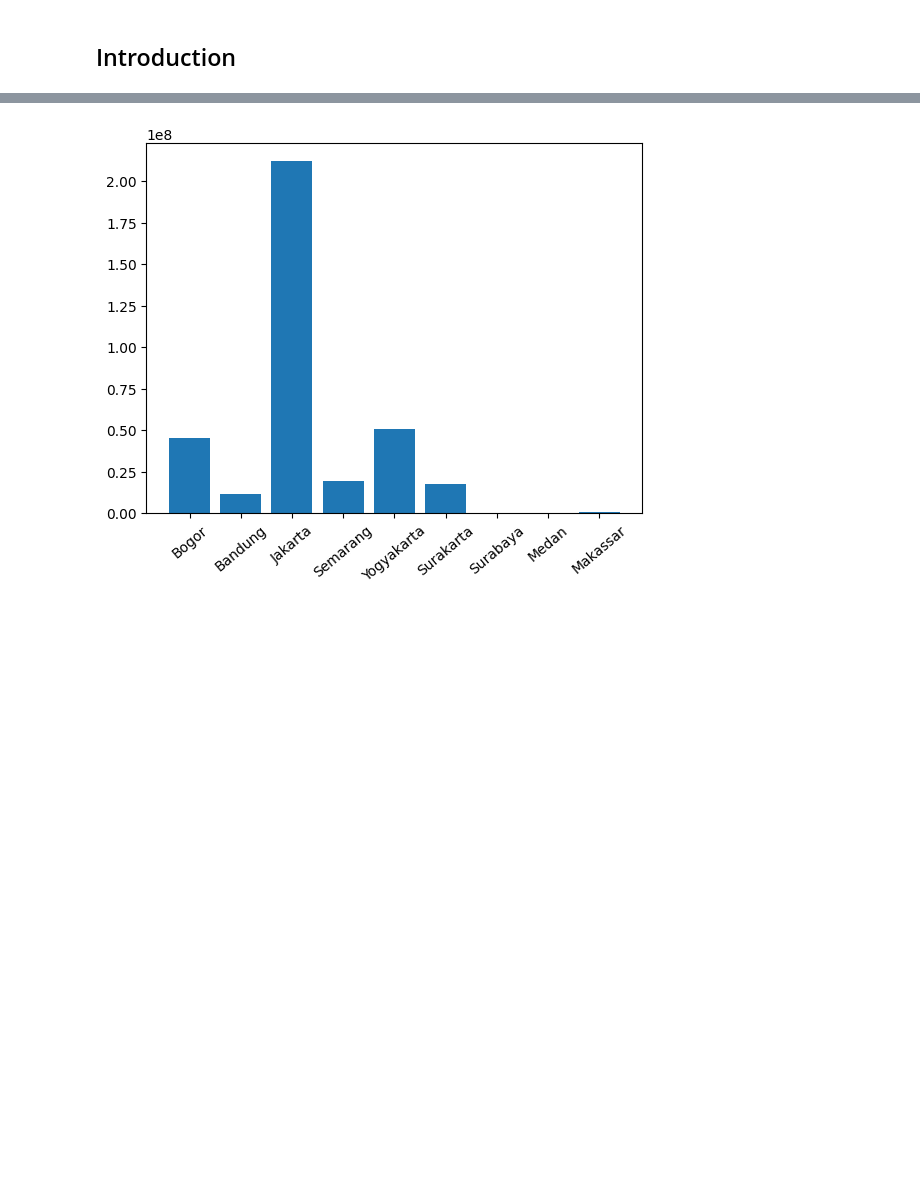
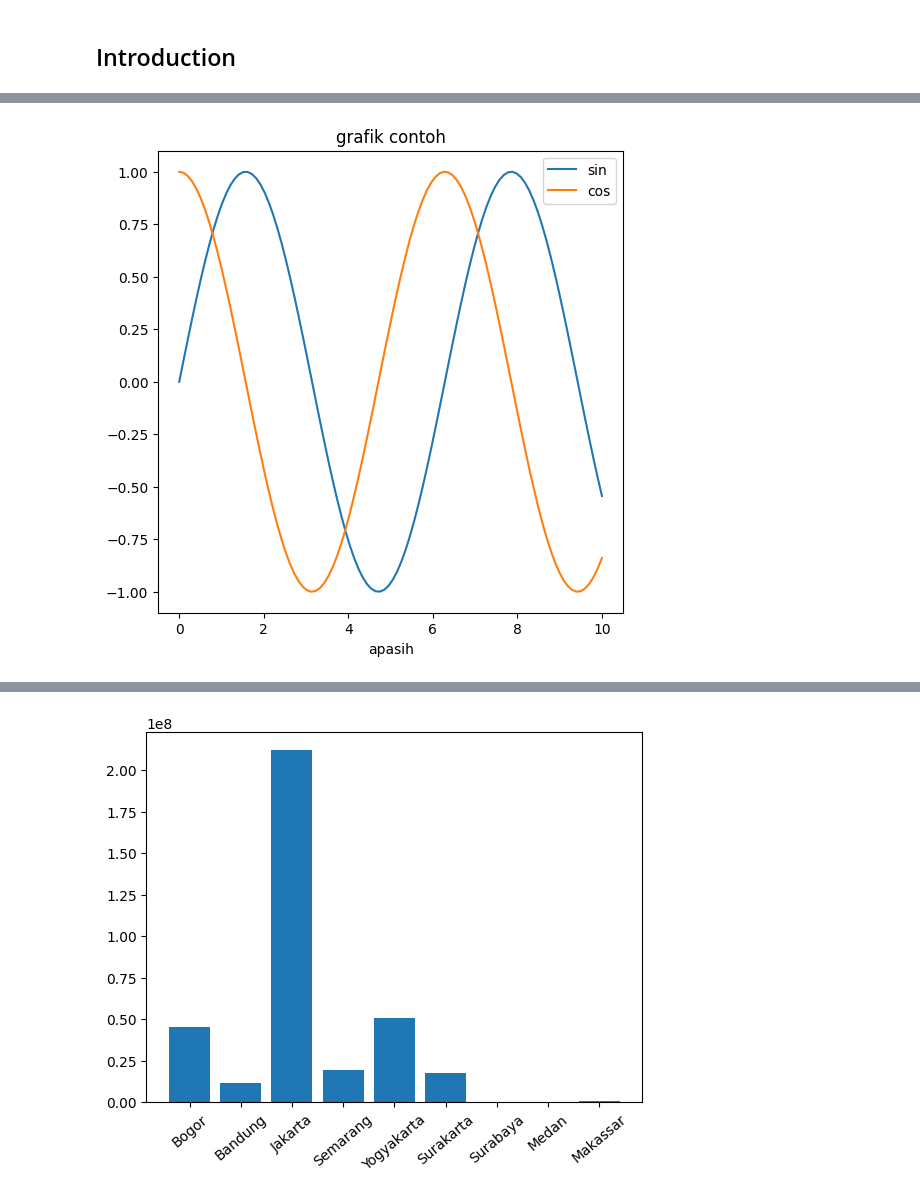
Before and after one commit to muhamadirkham21/Learning-journey, a Jupyter notebook: learn-python/ADVANCED/DATA ANALYTICS/matplotlib.ipynb, the cells around one changed output, grey strips where cells are left out. Drawn from its saved outputs; the diff is of its cells as text; code cells hidden in the pictures; blank space fills up the shorter version.

```diff
--- a/learn-python/ADVANCED/DATA ANALYTICS/matplotlib.ipynb
+++ b/learn-python/ADVANCED/DATA ANALYTICS/matplotlib.ipynb
@@ -5,0 +25,12 @@ import seaborn as sns
+# %%
+y1 = np.sin(X)
+y2 = np.cos(X)
+
+fig = plt.figure(figsize=(6, 6))
+ax = plt.axes()
+ax.plot(X, y1, label ='sin')
+ax.plot(X, y2, label ='cos')
+ax.set(title='grafik contoh', xlabel='apasih')
+ax.legend();
+# %% [output]
+[figure, added]
```
Also changed, not shown: parts of 25 cells of this notebook, 8 other files.
